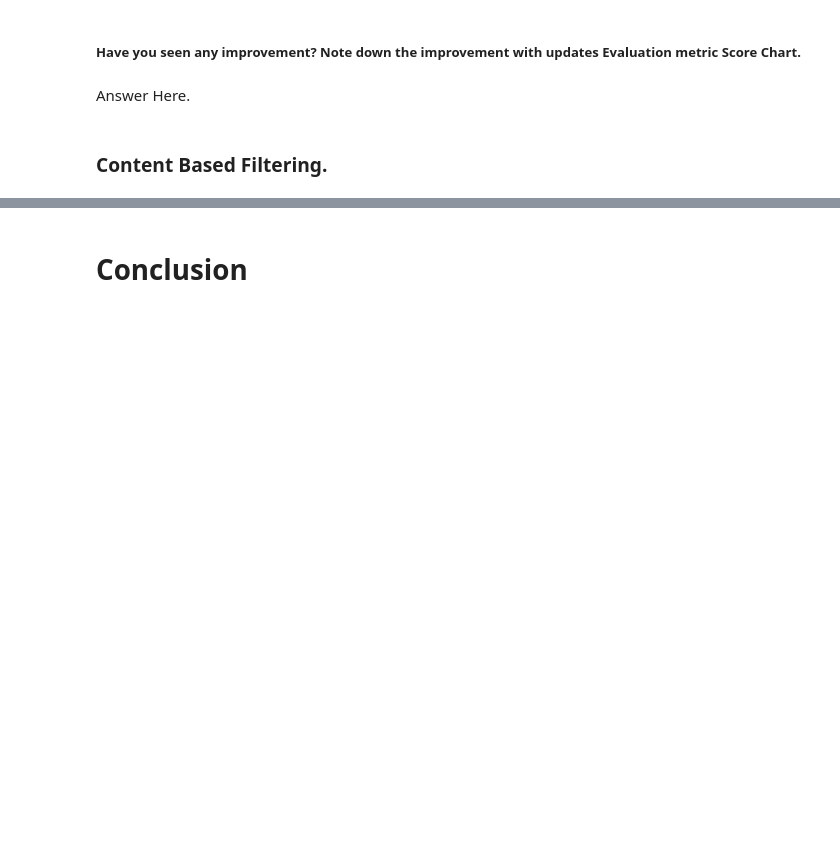
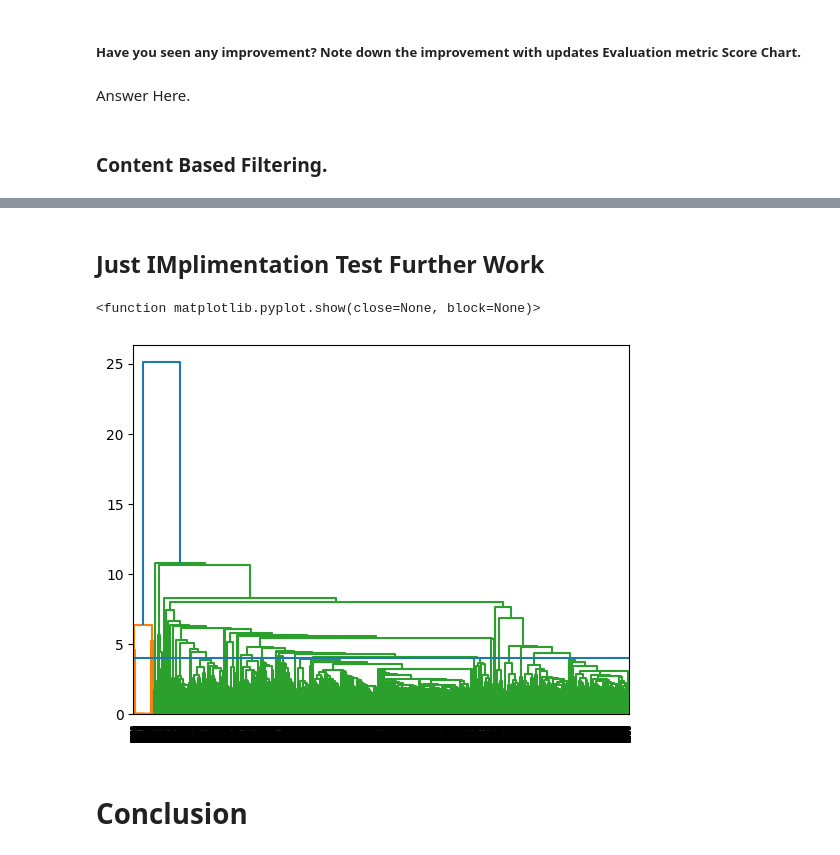
Before and after one commit to AshuKoche/Zomato-Restaurant-Clustering-And-Sentiment-Analysis-Unsupervised-ML, a Jupyter notebook: Zomato_Restaurant_Clustering_And_Sentiment_Analysis_Unsupervised_ML.ipynb, the cells around one changed output, grey strips where cells are left out. Drawn from its saved outputs; the diff is of its cells as text; code cells hidden in the pictures; blank space fills up the shorter version.

```diff
--- a/Zomato_Restaurant_Clustering_And_Sentiment_Analysis_Unsupervised_ML.ipynb
+++ b/Zomato_Restaurant_Clustering_And_Sentiment_Analysis_Unsupervised_ML.ipynb
@@ -1470,3 +1287,5 @@ processed_text(text)
 # %%
 import pickle
 pickle.dump(RFC_best, open('model_new.pickle', 'wb'))
+# %% [markdown]
+## Just IMplimentation Test Further Work
@@ -1473,2 +1294,10 @@ pickle.dump(RFC_best, open('model_new.pickle', 'wb'))
+# %%
+shc.dendrogram(shc.linkage(final_features,'ward'))
+plt.axhline(y=4)
+
+plt.show
+# %% [output]
+<function matplotlib.pyplot.show(close=None, block=None)>
+[figure, added]
 # %% [markdown]
 # **Conclusion**
```
Also changed, not shown: parts of 135 cells of this notebook.
